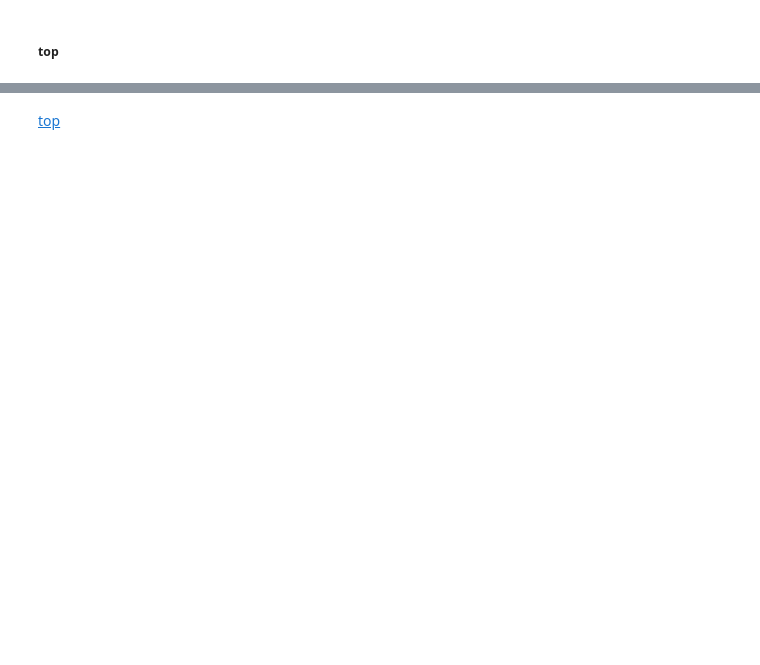
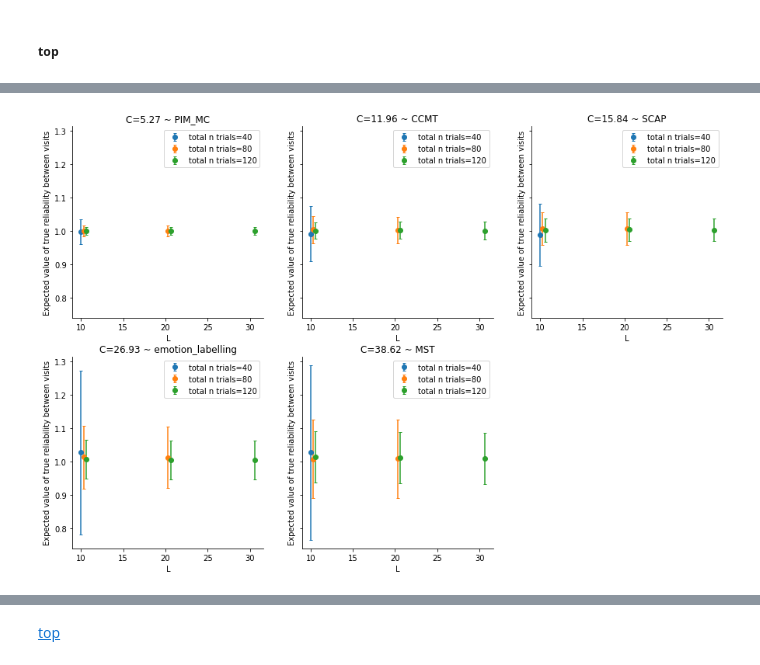
Before and after one commit to jankaWIS/reliability-paper, a Jupyter notebook: Code/simulate_reliability_range.ipynb, the cells around one changed output, grey strips where cells are left out. Saved outputs shown, nothing was run; the diff lists cells and outputs as text; code cells hidden in the pictures; blank space fills up the shorter version.

```diff
--- a/Code/simulate_reliability_range.ipynb
+++ b/Code/simulate_reliability_range.ipynb
@@ -1490,0 +500,25 @@ plt.show()
+# %%
+# fig, axs = plt.subplots(len(dic_tasks_results.keys()),1, figsize=(4,18), sharey=True)
+fig, axs = plt.subplots(2,3, figsize=(15,10), sharey=True)
+
+assert set(dic_tasks_results.keys()) == set(['PIM_MC', 'CCMT', 'SCAP', 'emotion_labelling', 'MST'])
+
+for (j, task),ax in zip(enumerate(['PIM_MC', 'CCMT', 'SCAP', 'emotion_labelling', 'MST']), axs.flatten()):
+    for i, n_trials in enumerate(total_n_trials_list):
+        r_xy_array = dic_tasks_results[task][n_trials]['r_xy_array']
+
+    #     ax.scatter(dic_tasks_results[task][n_trials]['n_trials_list_orig']+0.2, r_xy_array.mean(axis=0), label=f'n trials={n_trials}')
+        ax.errorbar(dic_tasks_results[task][n_trials]['n_trials_list_orig']+i*0.3, r_xy_array.mean(axis=0),
+                yerr=np.nanstd(r_xy_array, axis=0), fmt='o', capsize=2, label=f'total n trials={n_trials}')
+
+    ax.set_ylabel('Expected value of true reliability between visits')
+    ax.set_xlabel('L')
+    ax.set_title(f"C={dic_tasks_results[task]['defined_C']:.2f} ~ {task}")
+    ax.legend()
+
+sns.despine()
+axs[-1,-1].remove()
+# plt.suptitle(f"C={dic_tasks_results[task]['defined_C']:.2f}")
+plt.show()
+# %% [output]
+[figure, added]
```
Also changed, not shown: parts of 79 cells of this notebook.
